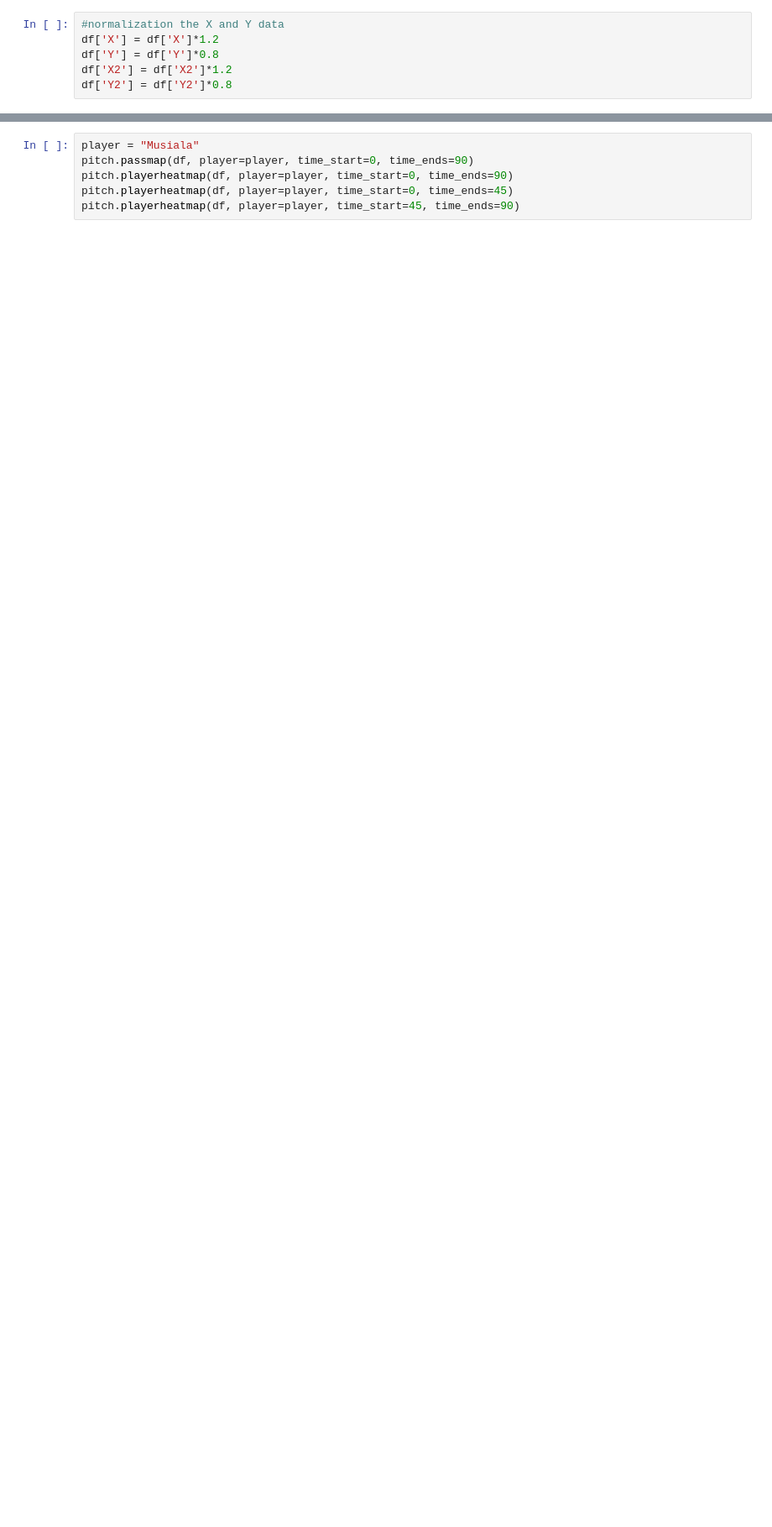
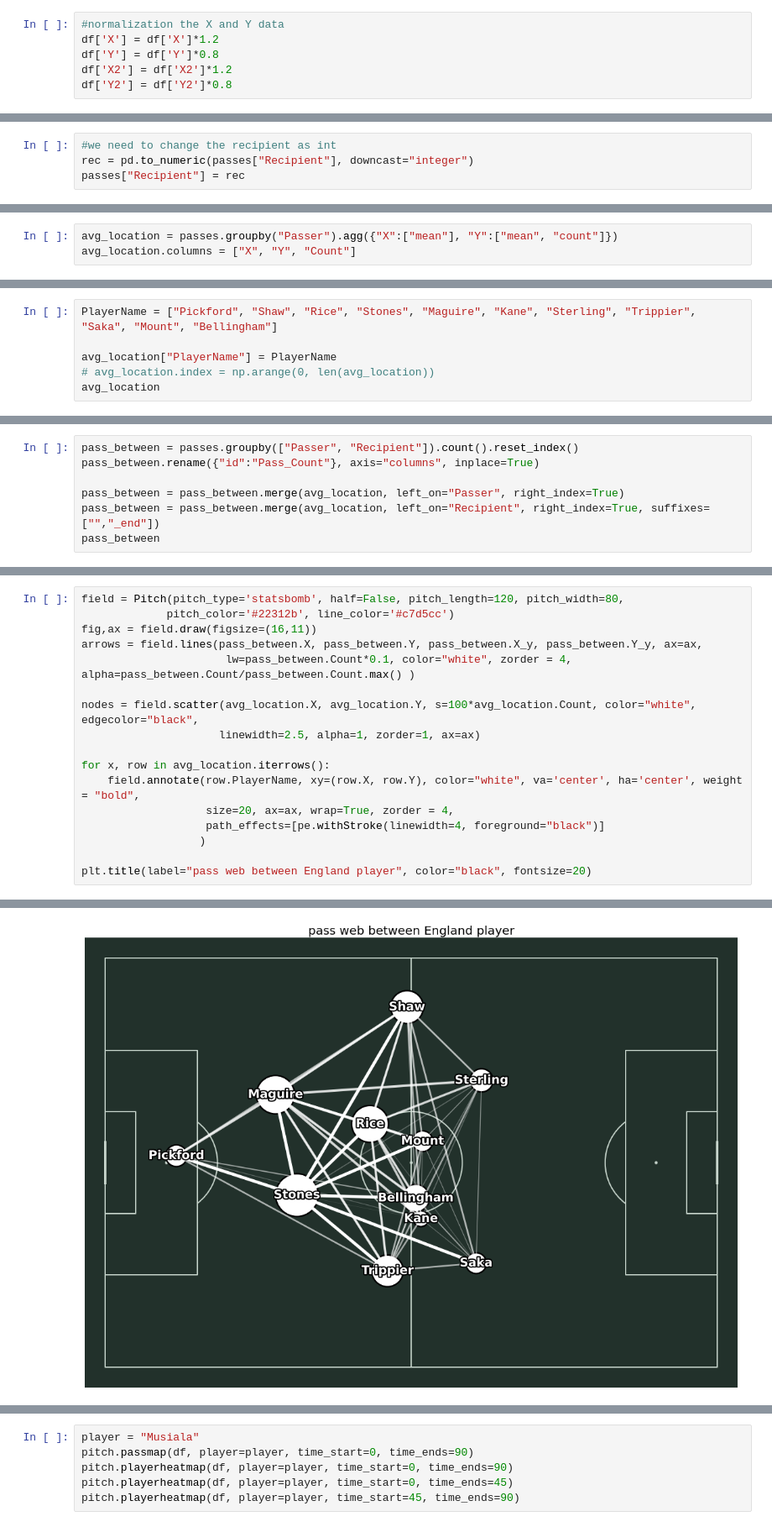
Before and after one commit to arivle/World-Cup-Data-Analytics, a Jupyter notebook: main.ipynb, the cells around one changed output, grey strips where cells are left out. Shown at 84% size. Saved outputs shown, nothing was run; the diff lists cells and outputs as text; blank space fills up the shorter version.

```diff
--- a/main.ipynb
+++ b/main.ipynb
@@ -61,0 +104,4 @@ Name: Player, dtype: object
+# %%
+#we need to change the recipient as int
+rec = pd.to_numeric(passes["Recipient"], downcast="integer")
+passes["Recipient"] = rec
@@ -61,0 +129,3 @@ Name: Player, dtype: object
+# %%
+avg_location = passes.groupby("Passer").agg({"X":["mean"], "Y":["mean", "count"]})
+avg_location.columns = ["X", "Y", "Count"]
@@ -61,0 +148,6 @@ Name: Player, dtype: object
+# %%
+PlayerName = ["Pickford", "Shaw", "Rice", "Stones", "Maguire", "Kane", "Sterling", "Trippier", "Saka", "Mount", "Bellingham"]
+
+avg_location["PlayerName"] = PlayerName
+# avg_location.index = np.arange(0, len(avg_location))
+avg_location
@@ -61,0 +168,7 @@ Name: Player, dtype: object
+# %%
+pass_between = passes.groupby(["Passer", "Recipient"]).count().reset_index()
+pass_between.rename({"id":"Pass_Count"}, axis="columns", inplace=True)
+
+pass_between = pass_between.merge(avg_location, left_on="Passer", right_index=True)
+pass_between = pass_between.merge(avg_location, left_on="Recipient", right_index=True, suffixes=["","_end"])
+pass_between
@@ -61,0 +189,18 @@ Name: Player, dtype: object
+# %%
+field = Pitch(pitch_type='statsbomb', half=False, pitch_length=120, pitch_width=80,
+             pitch_color='#22312b', line_color='#c7d5cc')
+fig,ax = field.draw(figsize=(16,11))
+arrows = field.lines(pass_between.X, pass_between.Y, pass_between.X_y, pass_between.Y_y, ax=ax,
+                      lw=pass_between.Count*0.1, color="white", zorder = 4, alpha=pass_between.Count/pass_between.Count.max() )
+
+nodes = field.scatter(avg_location.X, avg_location.Y, s=100*avg_location.Count, color="white", edgecolor="black",
+                     linewidth=2.5, alpha=1, zorder=1, ax=ax)
+
+for x, row in avg_location.iterrows():
+    field.annotate(row.PlayerName, xy=(row.X, row.Y), color="white", va='center', ha='center', weight = "bold",
+                   size=20, ax=ax, wrap=True, zorder = 4,
+                   path_effects=[pe.withStroke(linewidth=4, foreground="black")]
+                  )
+
+plt.title(label="pass web between England player", color="black", fontsize=20)
+# %% [output]
@@ -62 +208,2 @@ Name: Player, dtype: object
+[figure, added]
 # %% [markdown]
```
Also changed, not shown: parts of 19 cells of this notebook, 1 other file.
